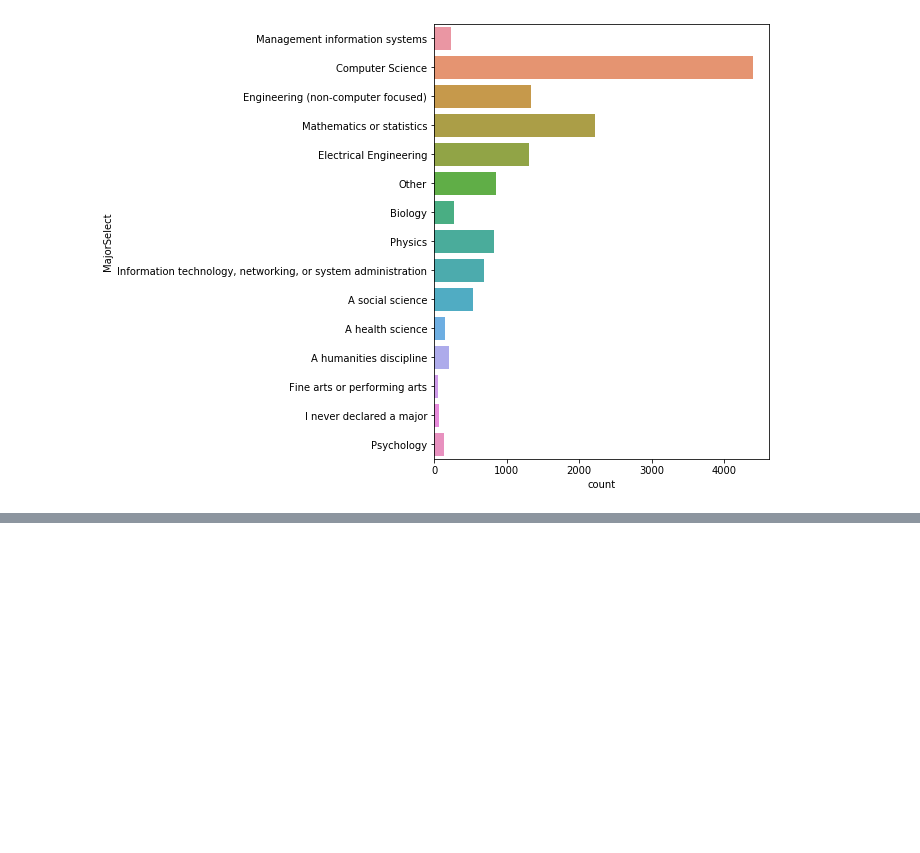
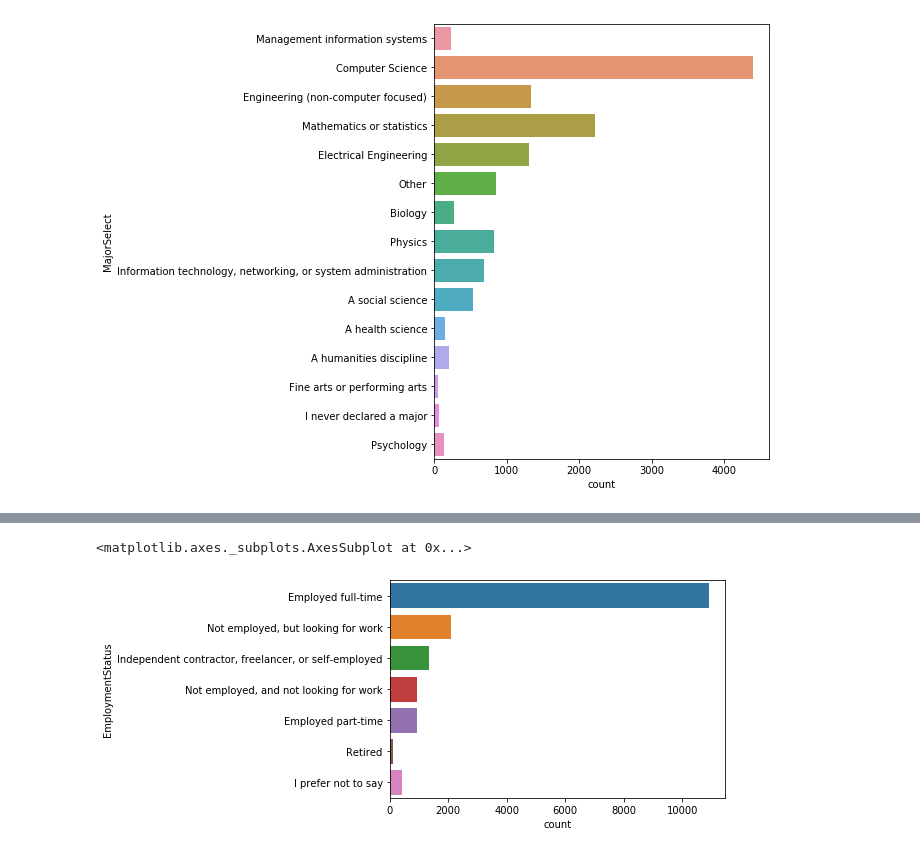
Before and after one commit to lhs7091/PythonDataScienceExam, a Jupyter notebook: kaggle_DS_survey/kaggle_ML_DS_suervey_2017_EDA_FAQ.ipynb, the cells around one changed output, grey strips where cells are left out. Cells and saved outputs as stored; diff of their text form; code cells hidden in the pictures; blank space fills up the shorter version.

```diff
--- a/kaggle_DS_survey/kaggle_ML_DS_suervey_2017_EDA_FAQ.ipynb
+++ b/kaggle_DS_survey/kaggle_ML_DS_suervey_2017_EDA_FAQ.ipynb
@@ -238,0 +254,5 @@ NameError: ignored
+# %%
+sns.countplot(y='EmploymentStatus', data=mcq)
+# %% [output]
+<matplotlib.axes._subplots.AxesSubplot at 0x...>
+[figure, added]
```
Also changed, not shown: parts of 18 cells of this notebook.
